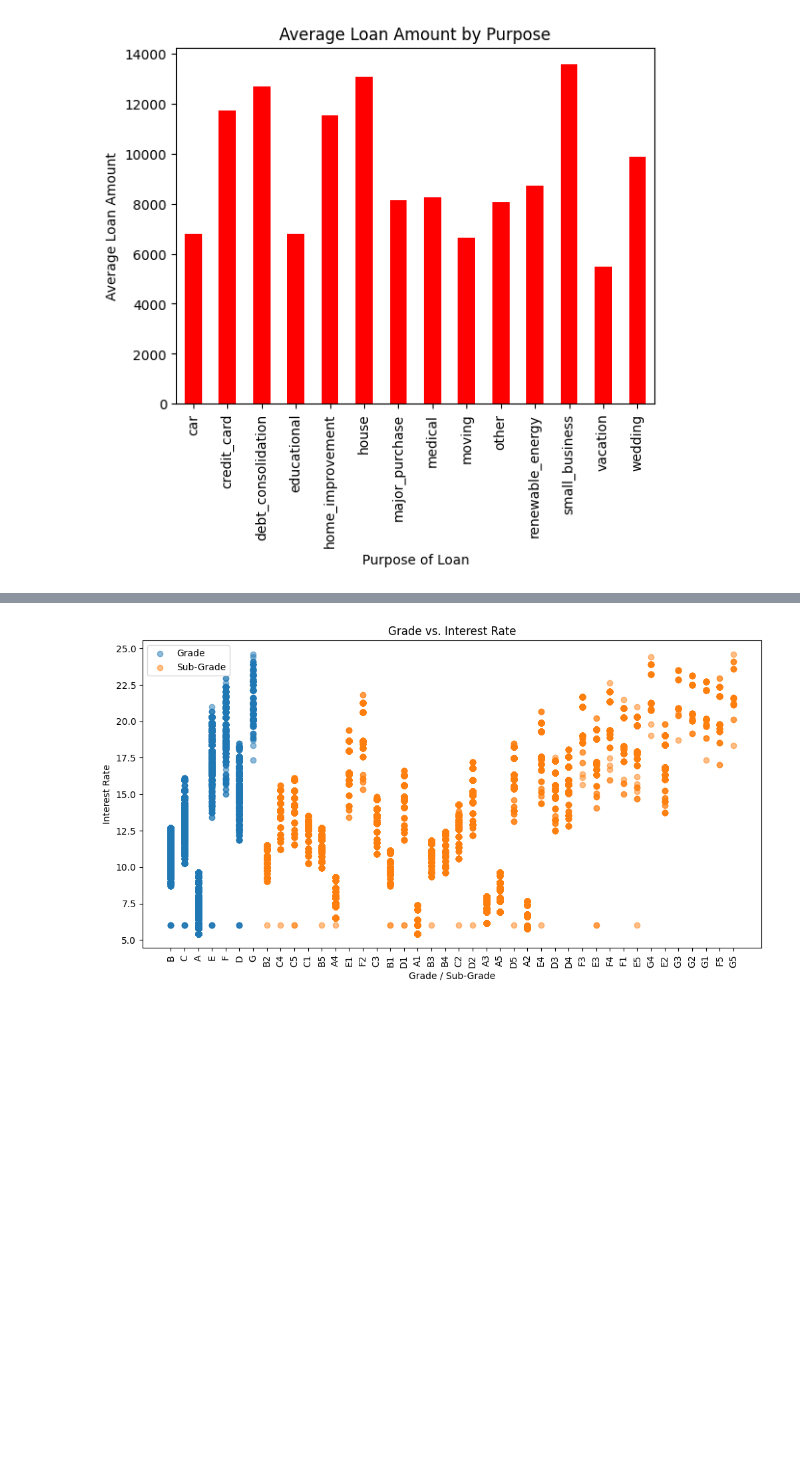
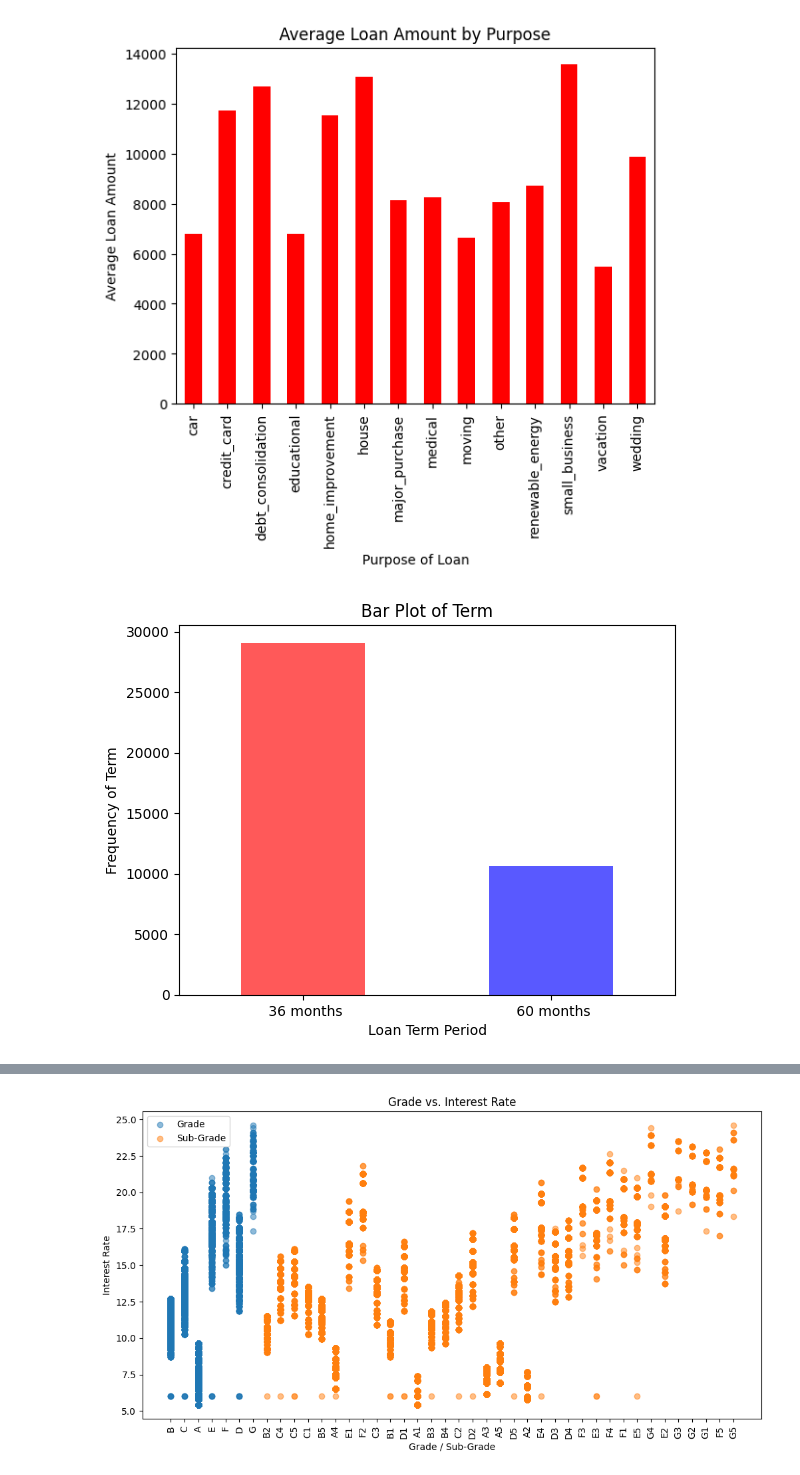
Before and after one commit to ashishcc/LendingClubCaseStudy, a Jupyter notebook: LendingClubCaseStudy.ipynb, the cells around one changed output, grey strips where cells are left out. Drawn from its saved outputs; the diff is of its cells as text; code cells hidden in the pictures; blank space fills up the shorter version.

```diff
--- a/LendingClubCaseStudy.ipynb
+++ b/LendingClubCaseStudy.ipynb
@@ -151,3 +151,12 @@ plt.title('Average Loan Amount by Purpose')
 plt.show()
 # %% [output]
 [figure]
+# %%
+loan['term'].value_counts().plot.bar(color=['red','blue'], alpha=0.65)
+plt.title('Bar Plot of Term')
+plt.xlabel('Loan Term Period')
+plt.ylabel('Frequency of Term')
+plt.xticks(rotation=0)
+plt.show()
+# %% [output]
+[figure, added]
```
Also changed, not shown: parts of 8 cells of this notebook.
